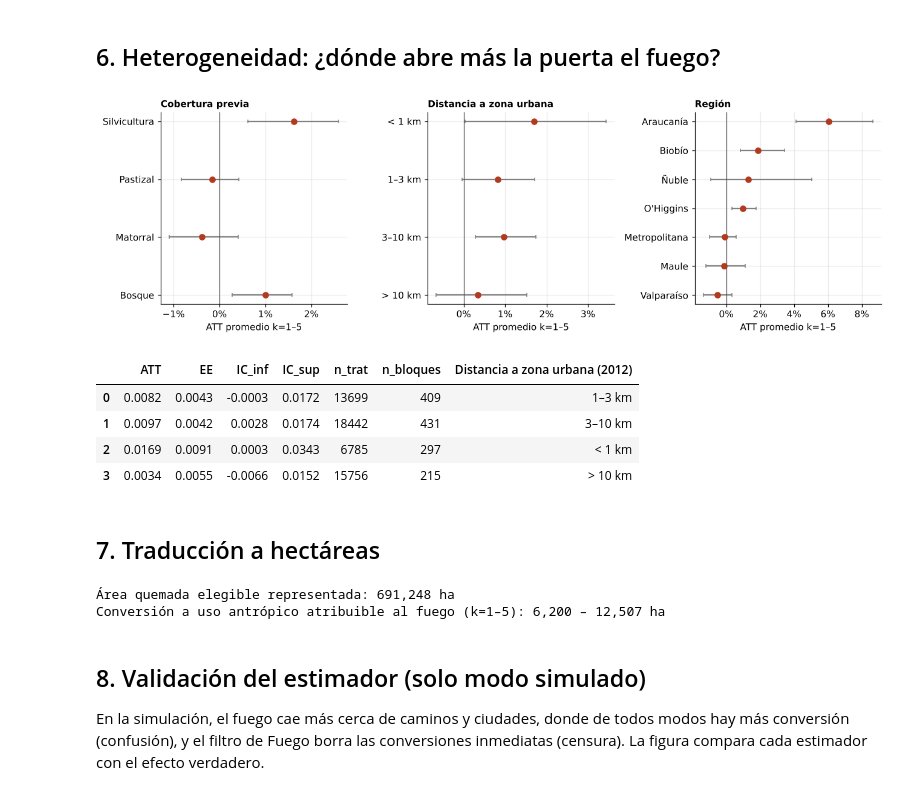
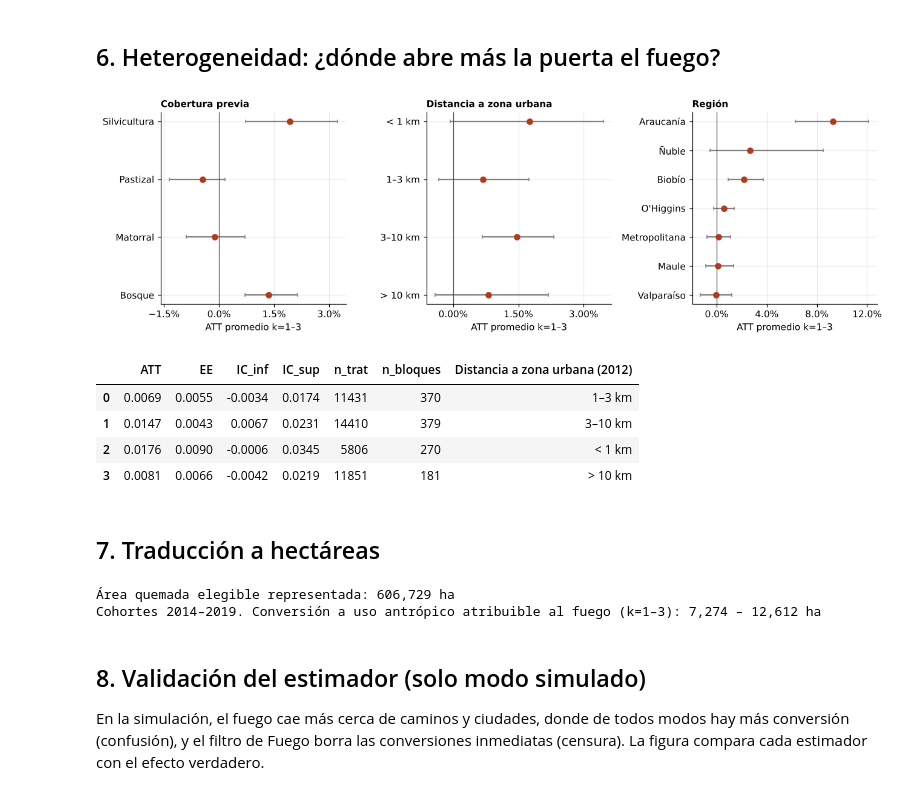
Before and after one commit to cmartinez1524/Mapbiomas, a Jupyter notebook: 02_analisis_causal.ipynb, the cells around one changed output. Drawn from its saved outputs; the diff is of its cells as text; code cells hidden in the pictures.

```diff
--- a/02_analisis_causal.ipynb
+++ b/02_analisis_causal.ipynb
@@ -30,10 +30,14 @@ N_BOOT = 300
 if FUENTE == "real" and COLECCION == 1:
     fc.usar_coleccion1(2005, 2022)
     COHORTES = range(2014, 2022)
+elif FUENTE == "real" and COLECCION == 2:
+    COHORTES = range(2014, 2022)        # cohortes con censura consistente del filtro de Fuego (2022-2023 se analizan aparte)
 else:
     COHORTES = range(2014, 2023)
-VENTANA_POST = (1, 5)            # años post-incendio para el efecto resumen
-os.makedirs("figuras", exist_ok=True); os.makedirs("resultados", exist_ok=True)
+VENTANA_POST = (1, 3)            # años post-incendio para el efecto resumen (cohortes balanceadas: g + 3 <= último año)
+SUF = "_col2" if (FUENTE == "real" and COLECCION == 2) else ""
+FIG, RES = f"figuras{SUF}/", f"resultados{SUF}/"
+os.makedirs(FIG, exist_ok=True); os.makedirs(RES, exist_ok=True)
 
 plt.rcParams.update({"figure.dpi": 110, "savefig.dpi": 200, "font.size": 10,
                      "axes.spines.top": False, "axes.spines.right": False,
@@ -43,7 +47,9 @@ C_TRAT, C_CTRL, C_INF, C_SUP = "#B23A1F", "#3B6E8F", "#B23A1F", "#D98C1E"
 ## 1. Datos
 # %%
 verdad = None
-if FUENTE == "real":
+if FUENTE == "real" and COLECCION == 2:
+    exec(open("prep_col2.py").read())
+elif FUENTE == "real":
     archivos = sorted(glob.glob(RUTA_MUESTRAS))
     assert archivos, f"No hay archivos en {RUTA_MUESTRAS}"
     df = pd.concat([pd.read_csv(a) for a in archivos], ignore_index=True)
@@ -102,7 +108,8 @@ tabla_prev
 # %%
 if "w_muestral" not in df:
     df = fc.pesos_muestrales(df, areas)
-df = fc.preparar_covariables(df)
+if "bloque" not in df:
+    df = fc.preparar_covariables(df)
 if "dist_road" not in df or (df["dist_road"] < 0).all():   # sin red vial: no usar esa covariable
     fc.COVARIABLES = [c for c in fc.COVARIABLES if c != "log_dist_road"]
 print("Covariables de emparejamiento:", fc.COVARIABLES)
@@ -235,7 +243,7 @@ for nombre, s in fc.RESULTADOS.items():
         d = d[d.grupo == "Bosque"]                  # degradación solo tiene sentido desde bosque
     e = fc.att_event_study(d, n_boot=150); e["resultado"] = nombre
     res_k.append(e)
-res_k = pd.concat(res_k); res_k.to_csv("resultados/event_study_todos.csv", index=False)
+res_k = pd.concat(res_k); res_k.to_csv(RES + "event_study_todos.csv", index=False)
 
 nres = res_k.resultado.nunique(); ncol = 3; nfil = int(np.ceil(nres / ncol))
 fig, axs = plt.subplots(nfil, ncol, figsize=(11, 3 * nfil), sharex=True)
@@ -244,10 +252,10 @@ for ax, (nombre, e) in zip(axs.flat, res_k.groupby("resultado", sort=False)):
     ax.fill_between(e.k, e.IC_inf, e.IC_sup, color=C_TRAT, alpha=0.18, lw=0)
     ax.plot(e.k, e.ATT, "o-", color=C_TRAT, ms=3)
     ax.axhline(0, color="0.3", lw=0.8); ax.axvline(-0.5, color="0.5", ls=":", lw=1)
-    ax.yaxis.set_major_formatter(mtick.PercentFormatter(1, decimals=1))
-    ax.set_title(nombre.split(" (")[0] + (" (desde bosque)" if nombre.startswith("Degradación") else ""), fontsize=9.5, loc="left")
+    ax.yaxis.set_major_formatter(mtick.PercentFormatter(1, decimals=None))
+    ax.set_title("Degradación del bosque nativo" if nombre.startswith("Degradación") else nombre.split(" (")[0], fontsize=9.5, loc="left")
 for ax in axs.flat[:nres]: ax.tick_params(labelbottom=True)
 for ax in axs.flat[:nres][-ncol:]: ax.set_xlabel("Años desde el incendio (k)")
 fig.suptitle("Efecto del fuego por tipo de destino (cota inferior)", x=0.01, ha="left", fontweight="bold")
-fig.tight_layout(); fig.savefig("figuras/fig3_event_study_destinos.png"); plt.show()
+fig.tight_layout(); fig.savefig(FIG + "fig3_event_study_destinos.png"); plt.show()
 # %% [output]
@@ -278,57 +286,59 @@ fig.tight_layout(); fig.savefig("figuras/fig4_composicion.png"); plt.show()
 # %%
 dif = res["conservadora"]["dif"].copy()
 dif["Distancia a zona urbana (2012)"] = pd.cut(dif["dist_urb"], [-1, 1000, 3000, 10000, np.inf],
                                               labels=["< 1 km", "1–3 km", "3–10 km", "> 10 km"])
 het = {}
 for col in ["grupo", "Distancia a zona urbana (2012)", "region"]:
     het[col] = fc.att_promedio_post(dif.dropna(subset=[col]), *VENTANA_POST, por=col, n_boot=200)
-    het[col].to_csv(f"resultados/heterogeneidad_{col.split()[0].lower()}.csv", index=False)
+    het[col].to_csv(RES + f"heterogeneidad_{col.split()[0].lower()}.csv", index=False)
 
 fig, axs = plt.subplots(1, 3, figsize=(12, 3.8))
 titulos = {"grupo": "Cobertura previa", "Distancia a zona urbana (2012)": "Distancia a zona urbana",
            "region": "Región"}
 for ax, (col, h) in zip(axs, het.items()):
     if col == "region":
         h = h[h.n_trat >= 300].sort_values("ATT")
     elif col.startswith("Distancia"):
         orden_d = ["> 10 km", "3–10 km", "1–3 km", "< 1 km"]
         h = h.set_index(col).loc[[o for o in orden_d if o in set(h[col])]].reset_index()
     yy = np.arange(len(h))
     ax.errorbar(h.ATT, yy, xerr=[h.ATT - h.IC_inf, h.IC_sup - h.ATT], fmt="o", color=C_TRAT,
                 ecolor="0.5", capsize=2)
     ax.set_yticks(yy, h[col].astype(str)); ax.axvline(0, color="0.3", lw=0.8)
-    ax.xaxis.set_major_formatter(mtick.PercentFormatter(1, decimals=0))
+    ax.xaxis.set_major_locator(mtick.MaxNLocator(4))
+    ax.xaxis.set_major_formatter(mtick.PercentFormatter(1, decimals=None))
     ax.set_title(titulos[col], loc="left", fontweight="bold", fontsize=10)
     ax.set_xlabel(f"ATT promedio k={VENTANA_POST[0]}–{VENTANA_POST[1]}")
-fig.tight_layout(); fig.savefig("figuras/fig5_heterogeneidad.png"); plt.show()
+fig.tight_layout(); fig.savefig(FIG + "fig5_heterogeneidad.png"); plt.show()
 het["Distancia a zona urbana (2012)"].round(4)
 # %% [output]
-[figure, old version]
+[figure, new version]
 |  | ATT | EE | IC_inf | IC_sup | n_trat | n_bloques | Distancia a zona urbana (2012) |
-| 0 | 0.0082 | 0.0043 | -0.0003 | 0.0172 | 13699 | 409 | 1–3 km |
-| 1 | 0.0097 | 0.0042 | 0.0028 | 0.0174 | 18442 | 431 | 3–10 km |
-| 2 | 0.0169 | 0.0091 | 0.0003 | 0.0343 | 6785 | 297 | < 1 km |
-| 3 | 0.0034 | 0.0055 | -0.0066 | 0.0152 | 15756 | 215 | > 10 km |
+| 0 | 0.0069 | 0.0055 | -0.0034 | 0.0174 | 11431 | 370 | 1–3 km |
+| 1 | 0.0147 | 0.0043 | 0.0067 | 0.0231 | 14410 | 379 | 3–10 km |
+| 2 | 0.0176 | 0.0090 | -0.0006 | 0.0345 | 5806 | 270 | < 1 km |
+| 3 | 0.0081 | 0.0066 | -0.0042 | 0.0219 | 11851 | 181 | > 10 km |
 # %% [markdown]
 ## 7. Traducción a hectáreas
 # %%
 att_inf = resumen.loc[resumen.Estimador.str.contains("conservadora"), "ATT"].item()
 att_sup = resumen.loc[resumen.Estimador.str.contains("estricta"), "ATT"].item()
 if areas is not None:
-    ha_elegibles = areas[areas.cohorte.isin(COHORTES)].ha.sum()
-    q_ = df.fire_first.between(min(COHORTES), max(COHORTES))
-    w_emp = df.loc[pares.i_trat.unique(), "w_muestral"].sum()
+    ha_elegibles = areas[areas.cohorte.isin(COH_BAL)].ha.sum()   # cohortes del efecto resumen
+    q_ = df.fire_first.isin(COH_BAL)
+    emp = pares.loc[pares.cohorte.isin(COH_BAL), "i_trat"].unique()
+    w_emp = df.loc[emp, "w_muestral"].sum()
     frac_emparejada = w_emp / max(df.loc[q_, "w_muestral"].sum(), 1e-9)
     ha = ha_elegibles * frac_emparejada
     print(f"Área quemada elegible representada: {ha:,.0f} ha")
-    print(f"Conversión a uso antrópico atribuible al fuego (k=1–5): "
+    print(f"Cohortes {min(COH_BAL)}–{max(COH_BAL)}. Conversión a uso antrópico atribuible al fuego (k={VENTANA_POST[0]}–{VENTANA_POST[1]}): "
           f"{fc.hectareas_atribuibles(att_inf, ha):,.0f} – {fc.hectareas_atribuibles(att_sup, ha):,.0f} ha")
 else:
     print("Sin tabla de áreas (modo simulado): por cada 10.000 ha quemadas, el fuego explica entre "
           f"{att_inf*1e4:,.0f} y {att_sup*1e4:,.0f} ha adicionales de uso antrópico.")
 # %% [output]
-Área quemada elegible representada: 691,248 ha
-Conversión a uso antrópico atribuible al fuego (k=1–5): 6,200 – 12,507 ha
+Área quemada elegible representada: 606,729 ha
+Cohortes 2014–2019. Conversión a uso antrópico atribuible al fuego (k=1–3): 7,274 – 12,612 ha
 # %% [markdown]
 ## 8. Validación del estimador (solo modo simulado)
 En la simulación, el fuego cae más cerca de caminos y ciudades, donde de todos modos hay más conversión (confusión), y el filtro de Fuego borra las conversiones inmediatas (censura). La figura compara cada estimador con el efecto verdadero.
```
Also changed, not shown: parts of 7 cells of this notebook, 47 other files.
